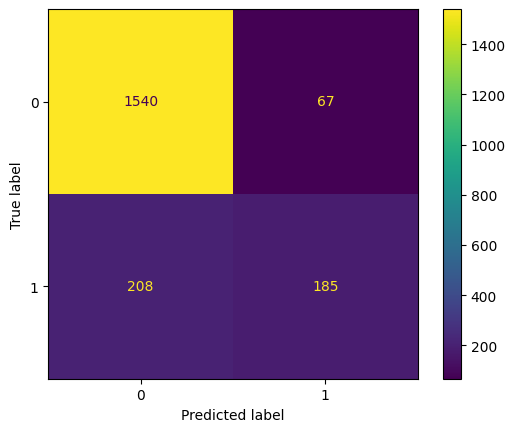
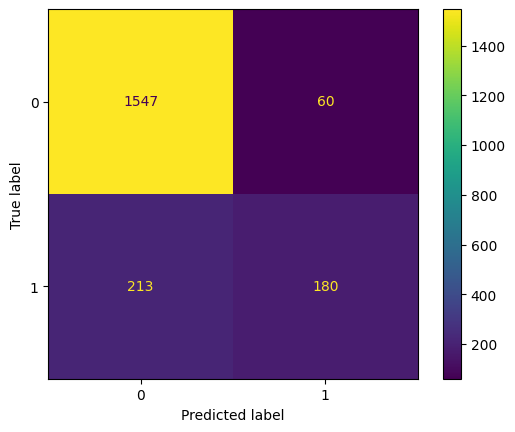
The change to this notebook cell's code, shown as a diff; its figure went from the first image to the second:
--- before
+++ after
@@ -2,2 +2,4 @@
 display_comx_RandomForestClassifier_v1 = ConfusionMatrixDisplay(confusion_matrix_RandomForestClassifier_v1)
 display_comx_RandomForestClassifier_v1.plot()
+
+plt.savefig("../outputs/confusion_matrixs/confusion_matrix_randomforestregressor_v1.png", bbox_inches="tight")

Commit: EDA en Readme completado/Guardado de matrices de confusión